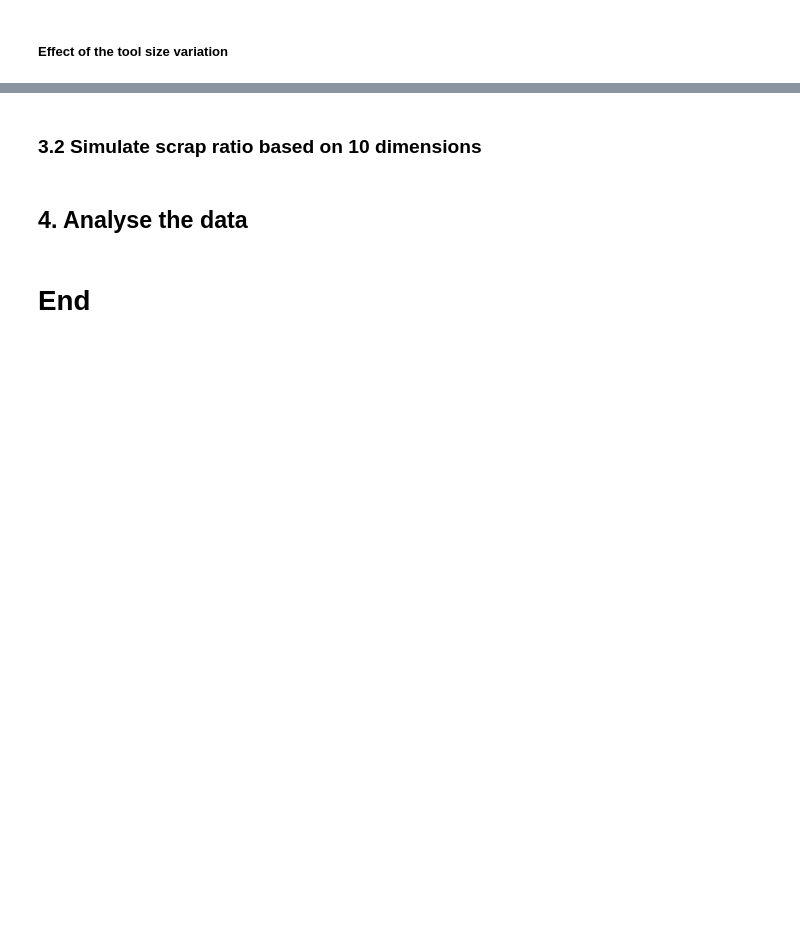
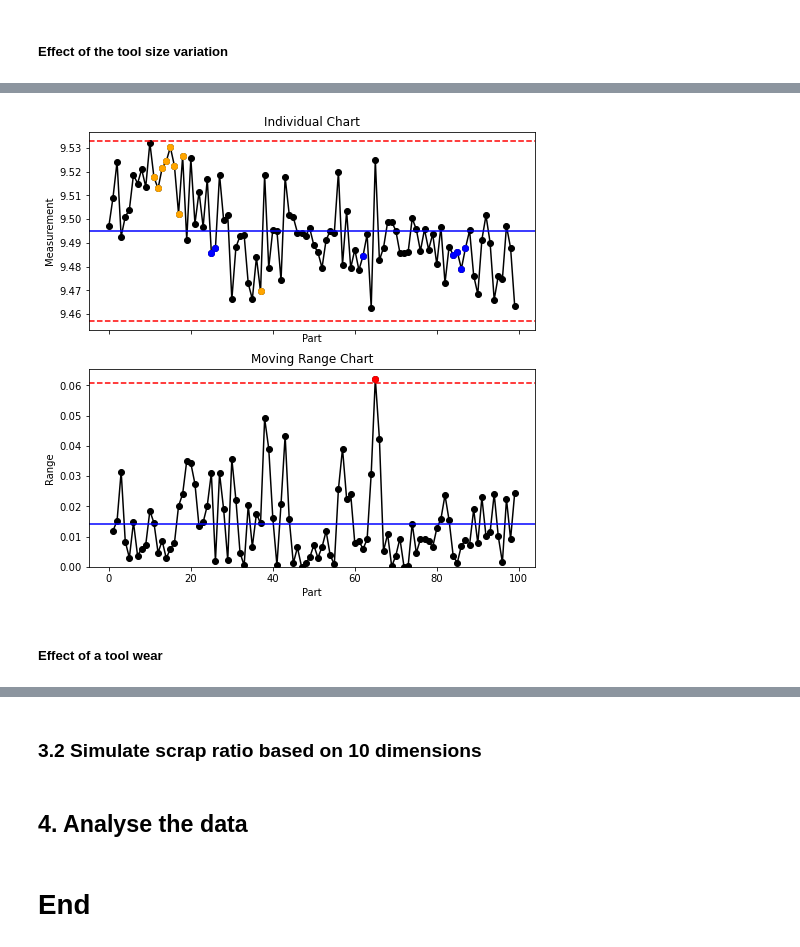
Before and after one commit to przemekbil/PfDA_2021_project, a Jupyter notebook: Project.ipynb, the cells around one changed output, grey strips where cells are left out. Drawn from its saved outputs; the diff is of its cells as text; code cells hidden in the pictures; blank space fills up the shorter version.

```diff
--- a/Project.ipynb
+++ b/Project.ipynb
@@ -348,0 +352,7 @@ dim1[['btb','tcv']].plot()
+# %%
+# Check the SPC chart for the measured dimension (common cause variation plus batch-to-batch variation and tool-change variation)
+o = xmr(dim1.loc[:,'measured'])
+# %% [output]
+[figure, added]
+# %% [markdown]
+##### Effect of a tool wear
```
Also changed, not shown: parts of 11 cells of this notebook.
